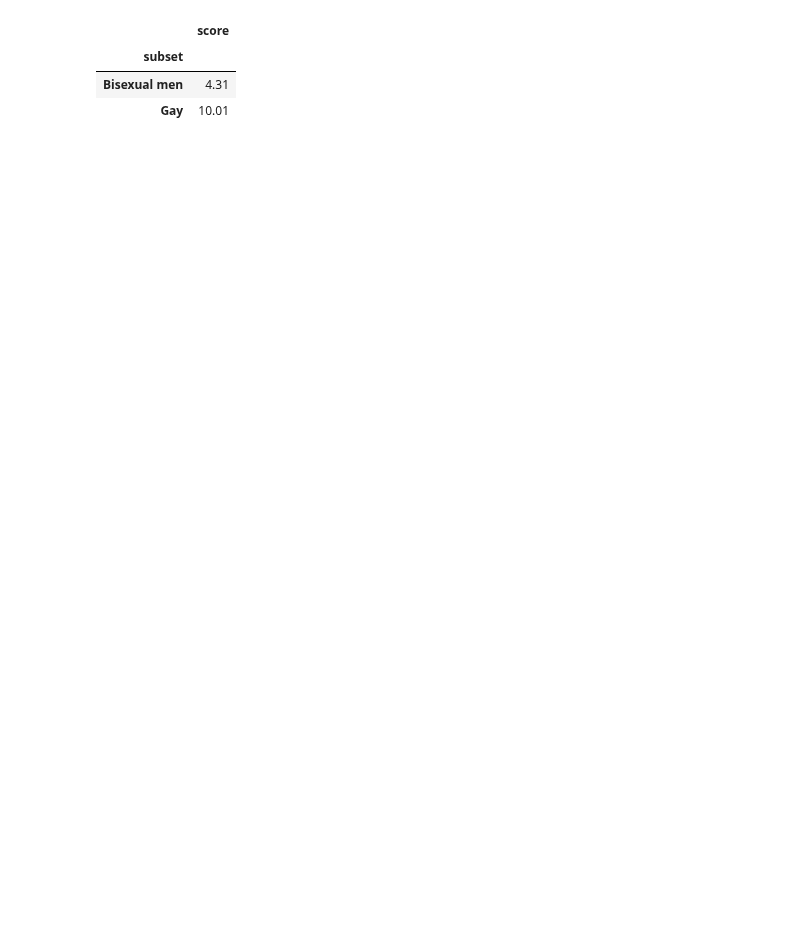
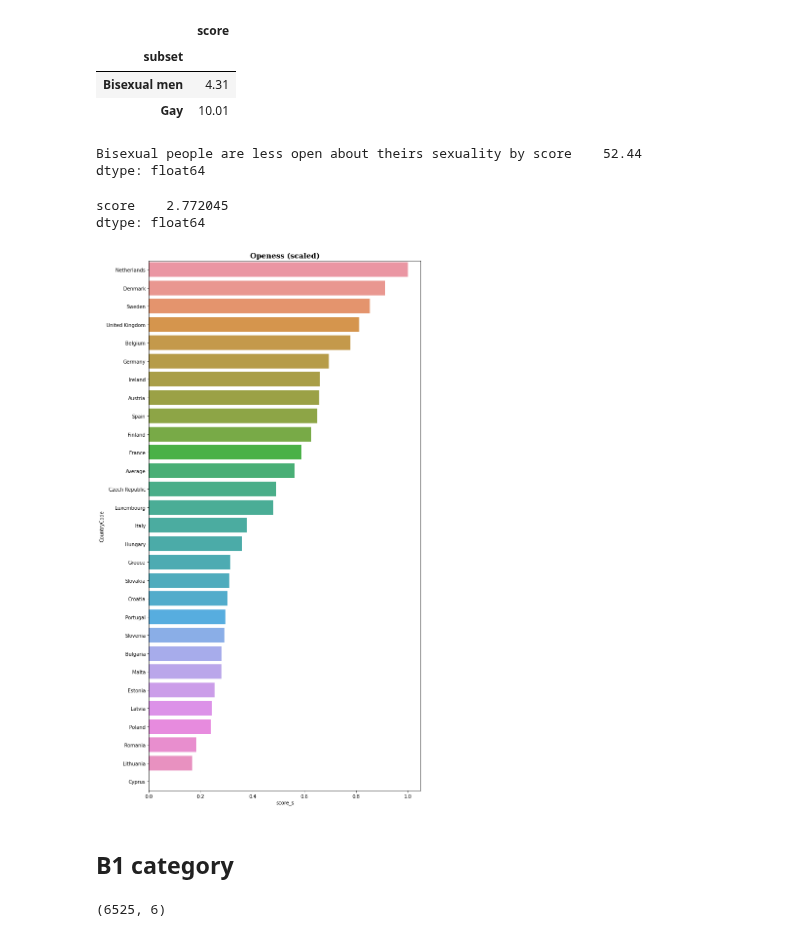
Before and after one commit to Petint/AI-and-DS, a Jupyter notebook: The LGBT project/project.ipynb, the cells around one changed output. Saved outputs shown, nothing was run; the diff lists cells and outputs as text; code cells hidden in the pictures; blank space fills up the shorter version.

```diff
--- a/The LGBT project/project.ipynb
+++ b/The LGBT project/project.ipynb
@@ -33,9 +25,9 @@ import seaborn as sns
 from sklearn.preprocessing import MinMaxScaler
 
 import os
-files = ["https://raw.githubusercontent.com/Petint/AI-and-DS/main/The%20LMBTQ%20project/raw_data/LGBT_Survey_DailyLife.csv", "https://raw.githubusercontent.com/Petint/AI-and-DS/main/The%20LMBTQ%20project/raw_data/LGBT_Survey_Discrimination.csv",
-         "https://raw.githubusercontent.com/Petint/AI-and-DS/main/The%20LMBTQ%20project/raw_data/LGBT_Survey_RightsAwareness.csv", "https://raw.githubusercontent.com/Petint/AI-and-DS/main/The%20LMBTQ%20project/raw_data/LGBT_Survey_SubsetSize.csv",
-         "https://raw.githubusercontent.com/Petint/AI-and-DS/main/The%20LMBTQ%20project/raw_data/LGBT_Survey_TransgenderSpecificQuestions.csv", "https://raw.githubusercontent.com/Petint/AI-and-DS/main/The%20LMBTQ%20project/raw_data/LGBT_Survey_ViolenceAndHarassment.csv"]
+files = ["https://raw.githubusercontent.com/Petint/AI-and-DS/main/The%20LGBT%20project/raw_data/LGBT_Survey_DailyLife.csv", "https://raw.githubusercontent.com/Petint/AI-and-DS/main/The%20LGBT%20project/raw_data/LGBT_Survey_Discrimination.csv",
+         "https://raw.githubusercontent.com/Petint/AI-and-DS/main/The%20LGBT%20project/raw_data/LGBT_Survey_RightsAwareness.csv", "https://raw.githubusercontent.com/Petint/AI-and-DS/main/The%20LGBT%20project/raw_data/LGBT_Survey_SubsetSize.csv",
+         "https://raw.githubusercontent.com/Petint/AI-and-DS/main/The%20LGBT%20project/raw_data/LGBT_Survey_TransgenderSpecificQuestions.csv", "https://raw.githubusercontent.com/Petint/AI-and-DS/main/The%20LGBT%20project/raw_data/LGBT_Survey_ViolenceAndHarassment.csv"]
 # %%
 pd.set_option('display.max_colwidth', None) #Dispaly full questions
 # %%
@@ -344,3 +336,31 @@ g3_df.loc[g3_df.subset.str.contains('Gay|Bisexual men')].groupby('subset').mean(
 | subset |  |
 | Bisexual men | 4.31 |
 | Gay | 10.01 |
+# %%
+res = g3_df.loc[g3_df.subset.str.contains('Bisexual men|Bisexual women')].mean() / g3_df.loc[g3_df.subset.str.contains('Gay|Lesbian')].mean()
+print("Bisexual people are less open about theirs sexuality by", (res*100).round(2))
+# %% [output]
+Bisexual people are less open about theirs sexuality by score    52.44
+dtype: float64
+# %%
+g3_df_c = g3_df.groupby('CountryCode').mean()
+np.std(g3_df_c)
+# %% [output]
+score    2.772045
+dtype: float64
+# %%
+scaler = MinMaxScaler()
+
+g3_df_c['score_s'] = scaler.fit_transform(g3_df_c[['score']])
+fig=plt.figure(figsize=(10,20))
+plt.title("Openess (scaled)",family='Serif', weight='bold', size=15)
+ax = sns.barplot(x='score_s', y='CountryCode', data=g3_df_c.sort_values('score_s', ascending=False).reset_index())
+# %% [output]
+[figure, added]
+# %% [markdown]
+## B1 category
+# %%
+b1_df = life_df.loc[life_df.question_code.str.contains("b1")]
+b1_df.shape
+# %% [output]
+(6525, 6)
```
Also changed, not shown: parts of 10 cells of this notebook.
